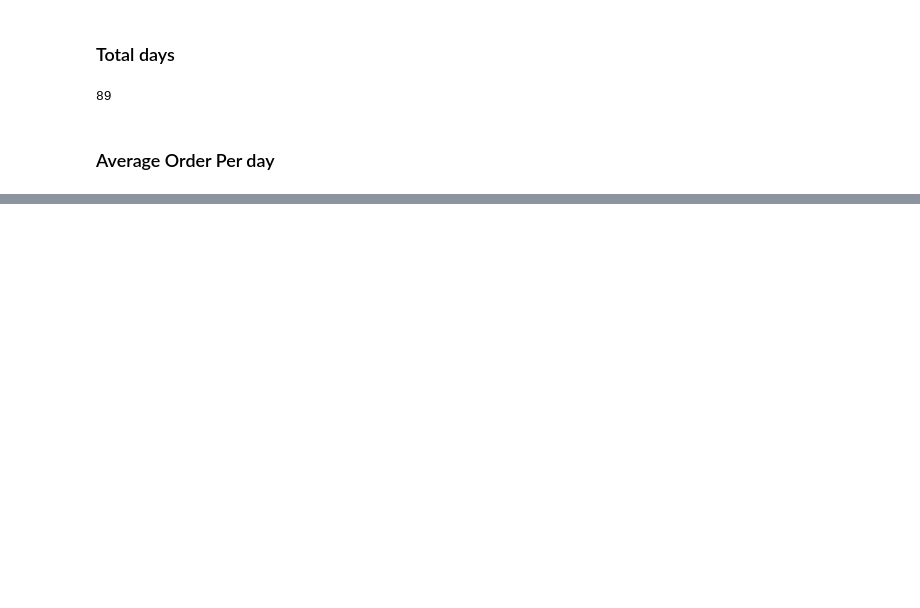
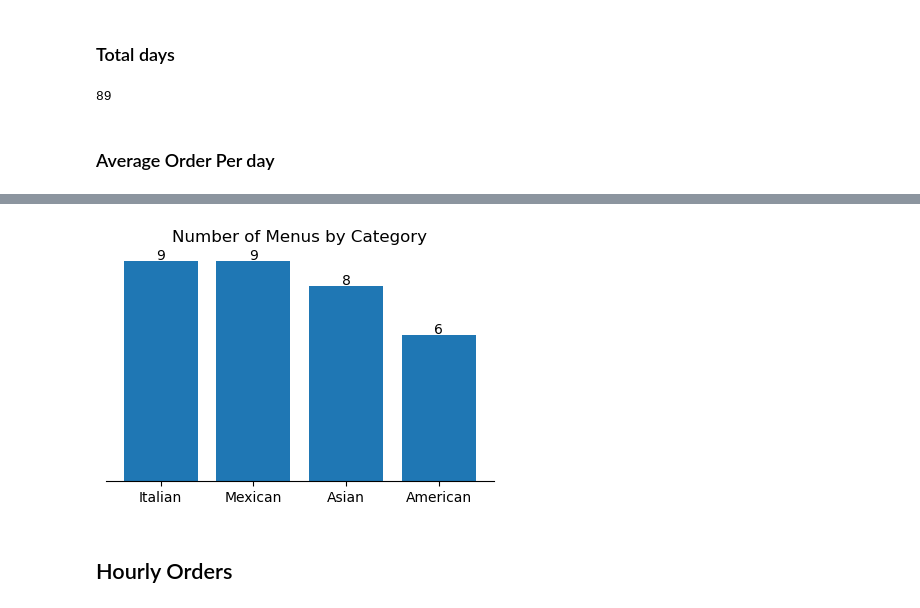
Before and after one commit to valezenwanne/Restaurant-Order-Analysis, a Jupyter notebook: Restaurant Orders Analysis.ipynb, the cells around one changed output, grey strips where cells are left out. Cells and saved outputs as stored; diff of their text form; code cells hidden in the pictures; blank space fills up the shorter version.

```diff
--- a/Restaurant Orders Analysis.ipynb
+++ b/Restaurant Orders Analysis.ipynb
@@ -392,0 +557,5 @@ plt.show()
+# %%
+#getting the number of menus in each category
+menu_by_cat = (df.groupby(['category'], as_index=False).agg(total_menus=('item_name', 'nunique'))
+                    .sort_values('total_menus', ascending=False))
+menu_by_cat
@@ -392,0 +568,21 @@ plt.show()
+# %%
+#plotting a bar chart of the number of menus by category
+fig, ax = plt.subplots(figsize=[5,3])
+ax.bar(x=menu_by_cat['category'], height=menu_by_cat['total_menus'])
+
+#add title
+ax.set_title('Number of Menus by Category')
+
+#remove spines and y-axis
+sns.despine(left=True)
+ax.yaxis.set_visible(False)
+
+#add annotation
+for index, values in enumerate(menu_by_cat['total_menus']):
+    ax.annotate(values, xy=(index, values+0.2), ha='center', va='center')
+
+plt.show()
+# %% [output]
+[figure, added]
+# %% [markdown]
+## Hourly Orders
```
Also changed, not shown: parts of 68 cells of this notebook.
